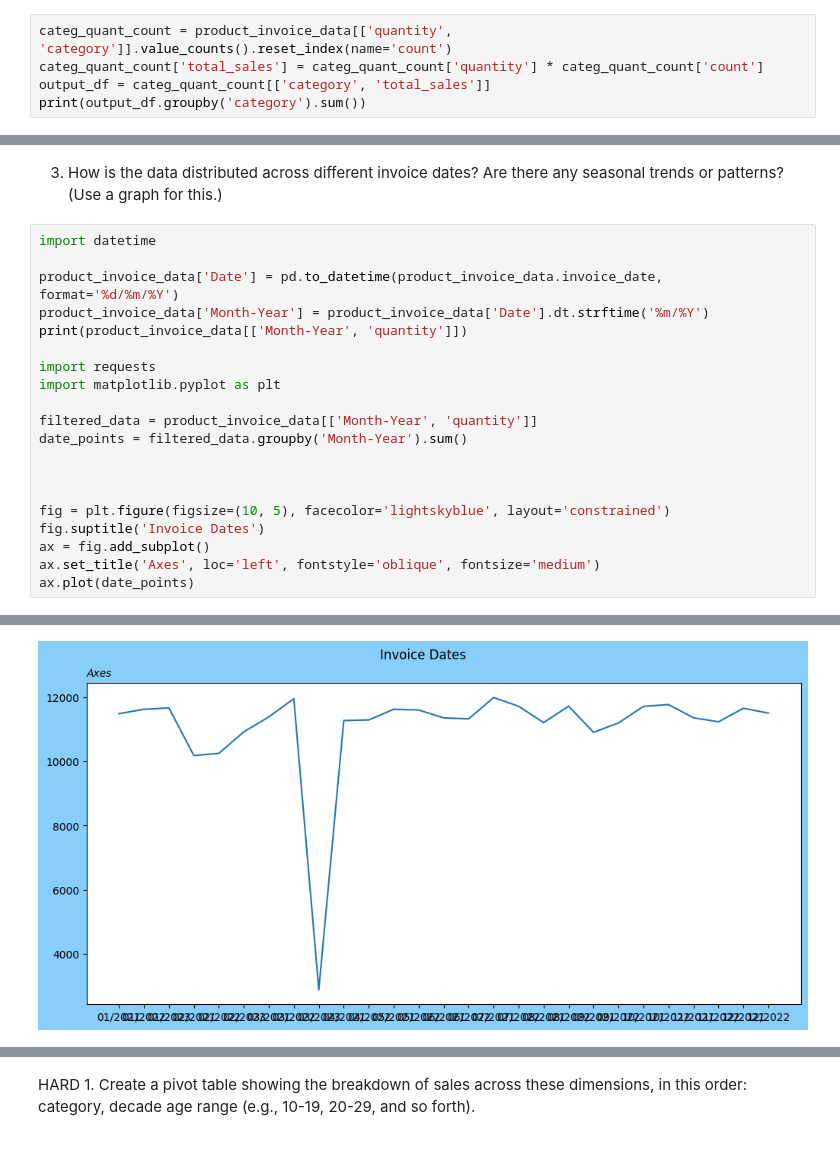
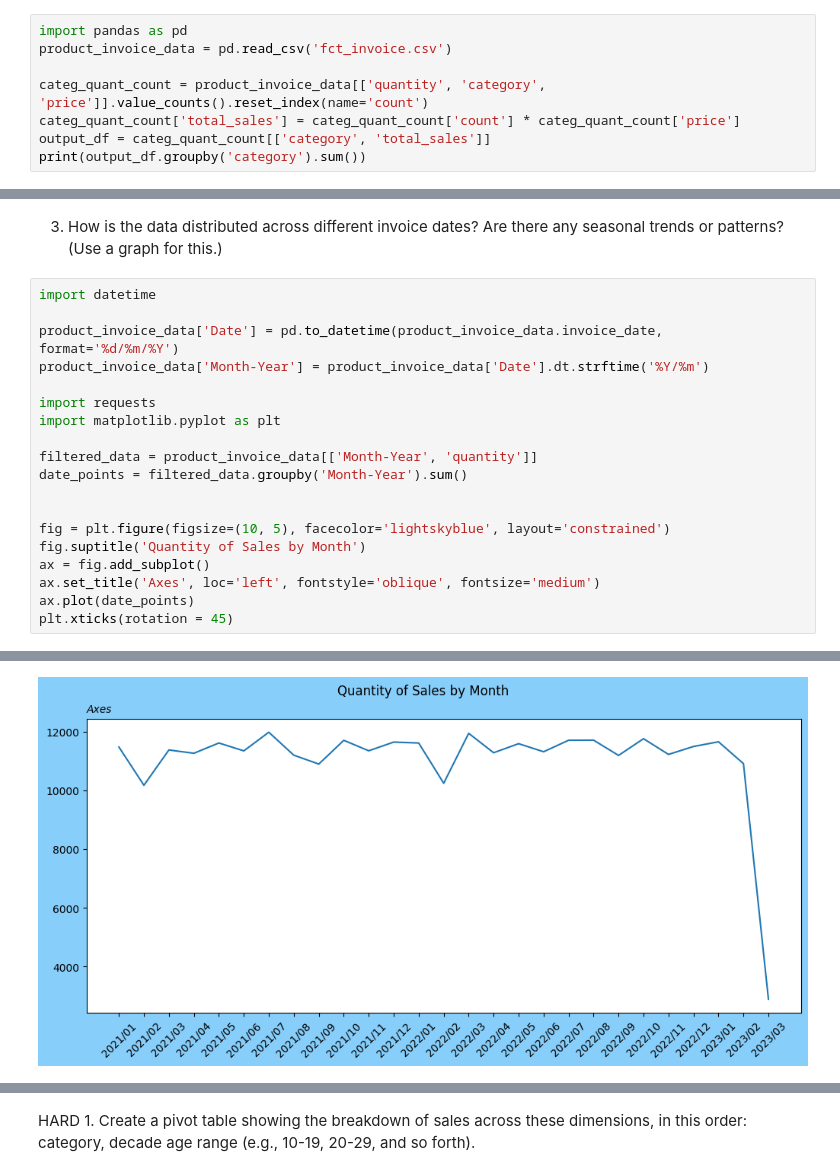
Before and after one commit to lainuhh/itmgt25, a Jupyter notebook: sales-data-activity/sales-data.ipynb, the cells around one changed output, grey strips where cells are left out. Drawn from its saved outputs; the diff is of its cells as text.

Commit message:
Sales Data pandas Activity Resubmission

```diff
--- a/sales-data-activity/sales-data.ipynb
+++ b/sales-data-activity/sales-data.ipynb
@@ -39,6 +39,9 @@ MEDIUM 1. What are the three most popular categories, by total sales? // **ANSWE
 # %%
-categ_quant_count = product_invoice_data[['quantity', 'category']].value_counts().reset_index(name='count')
-categ_quant_count['total_sales'] = categ_quant_count['quantity'] * categ_quant_count['count']
+import pandas as pd
+product_invoice_data = pd.read_csv('fct_invoice.csv')
+
+categ_quant_count = product_invoice_data[['quantity', 'category', 'price']].value_counts().reset_index(name='count')
+categ_quant_count['total_sales'] = categ_quant_count['count'] * categ_quant_count['price']
 output_df = categ_quant_count[['category', 'total_sales']]
 print(output_df.groupby('category').sum())
 # %% [output]
@@ -69,8 +81,7 @@ dtype: int64
 import datetime
 
 product_invoice_data['Date'] = pd.to_datetime(product_invoice_data.invoice_date, format='%d/%m/%Y')
-product_invoice_data['Month-Year'] = product_invoice_data['Date'].dt.strftime('%m/%Y')
-print(product_invoice_data[['Month-Year', 'quantity']])
+product_invoice_data['Month-Year'] = product_invoice_data['Date'].dt.strftime('%Y/%m')
 
 import requests
 import matplotlib.pyplot as plt
@@ -79,11 +90,11 @@ filtered_data = product_invoice_data[['Month-Year', 'quantity']]
 date_points = filtered_data.groupby('Month-Year').sum()
 
 
-
 fig = plt.figure(figsize=(10, 5), facecolor='lightskyblue', layout='constrained')
-fig.suptitle('Invoice Dates')
+fig.suptitle('Quantity of Sales by Month')
 ax = fig.add_subplot()
 ax.set_title('Axes', loc='left', fontstyle='oblique', fontsize='medium')
 ax.plot(date_points)
+plt.xticks(rotation = 45)
 # %% [output]
       Month-Year  quantity
@@ -104 +131 @@ ax.plot(date_points)
-[figure, old version]
+[figure, new version]
```
Also changed, not shown: parts of 7 cells of this notebook, 1 other file.
